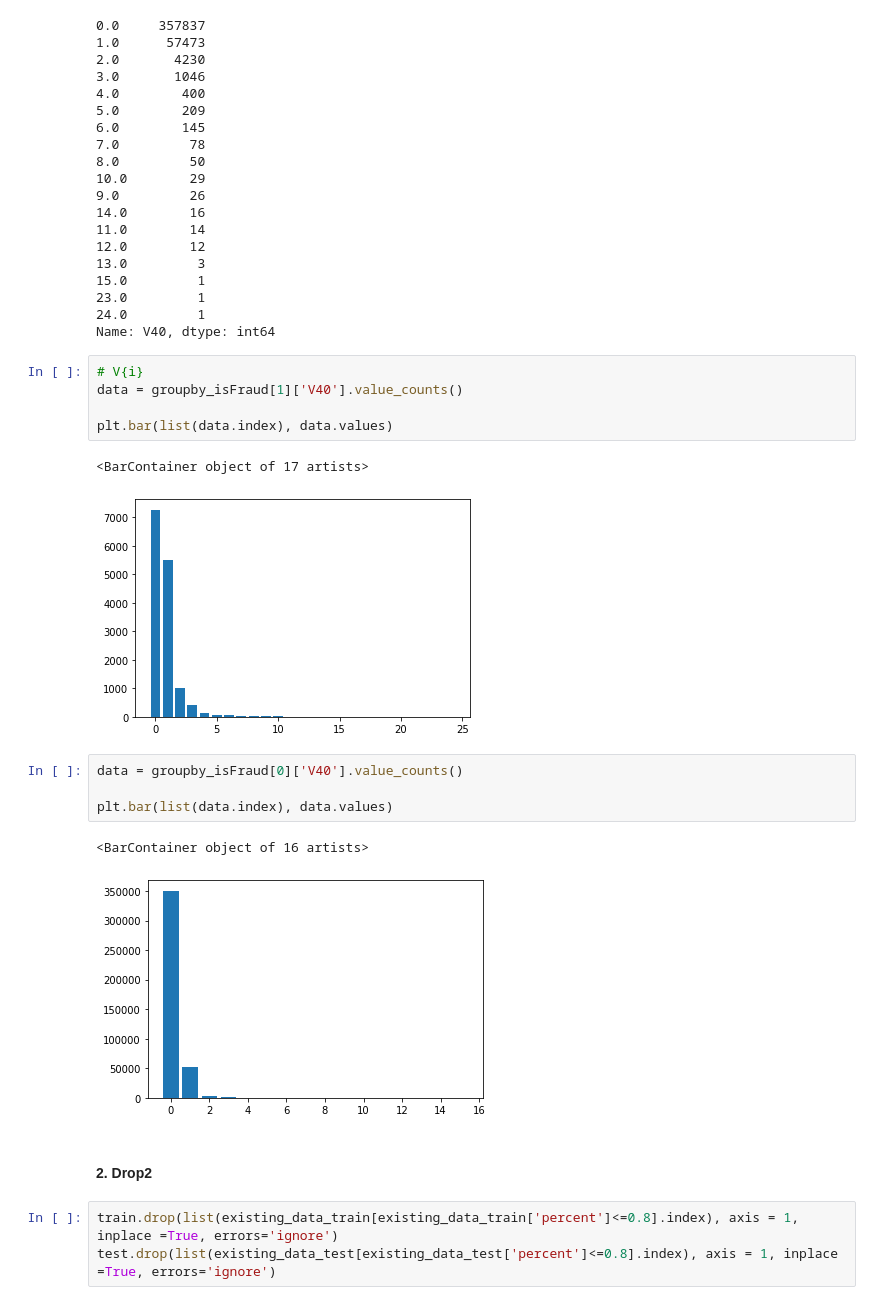
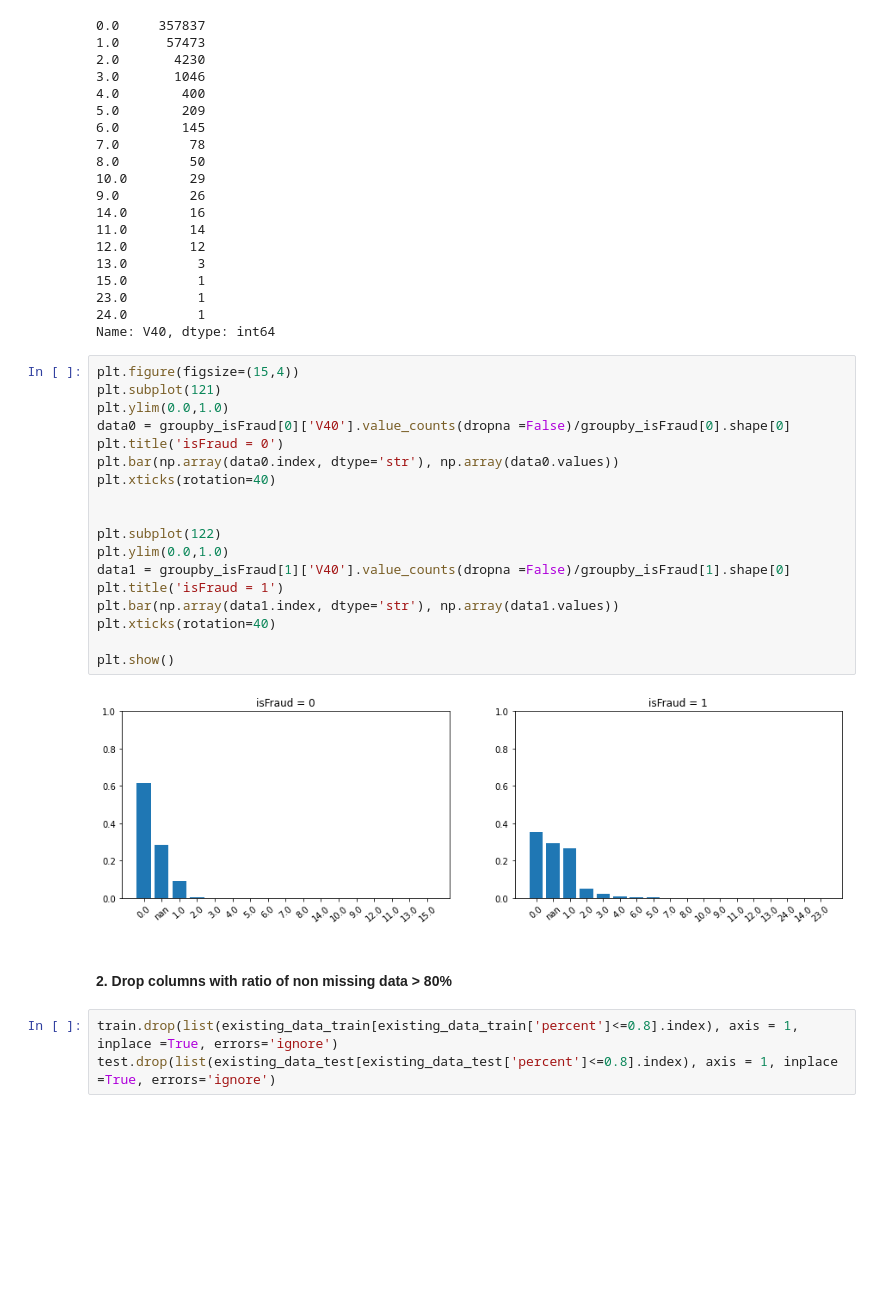
Before and after one commit to ImadT/Fraud-detection, a Jupyter notebook: Data_Cleaning.ipynb, the cells around one changed output. Saved outputs shown, nothing was run; the diff lists cells and outputs as text; blank space fills up the shorter version.

```diff
--- a/Data_Cleaning.ipynb
+++ b/Data_Cleaning.ipynb
@@ -245,23 +245,28 @@ train['V40'].value_counts()
 23.0         1
 24.0         1
 Name: V40, dtype: int64
-# %%
-# V{i}
-data = groupby_isFraud[1]['V40'].value_counts()
-
-plt.bar(list(data.index), data.values)
-# %% [output]
-<BarContainer object of 17 artists>
-[figure, removed]
-# %%
-data = groupby_isFraud[0]['V40'].value_counts()
-
-plt.bar(list(data.index), data.values)
-# %% [output]
-<BarContainer object of 16 artists>
-[figure, removed]
-# %% [markdown]
-#### 2. Drop2
+# %%
+plt.figure(figsize=(15,4))
+plt.subplot(121)
+plt.ylim(0.0,1.0)
+data0 = groupby_isFraud[0]['V40'].value_counts(dropna =False)/groupby_isFraud[0].shape[0]
+plt.title('isFraud = 0')
+plt.bar(np.array(data0.index, dtype='str'), np.array(data0.values))
+plt.xticks(rotation=40)
+
+
+plt.subplot(122)
+plt.ylim(0.0,1.0)
+data1 = groupby_isFraud[1]['V40'].value_counts(dropna =False)/groupby_isFraud[1].shape[0]
+plt.title('isFraud = 1')
+plt.bar(np.array(data1.index, dtype='str'), np.array(data1.values))
+plt.xticks(rotation=40)
+
+plt.show()
+# %% [output]
+[figure, added]
+# %% [markdown]
+#### 2. Drop columns with ratio of non missing data > 80%
 # %%
 train.drop(list(existing_data_train[existing_data_train['percent']<=0.8].index), axis = 1, inplace =True, errors='ignore')
 test.drop(list(existing_data_test[existing_data_test['percent']<=0.8].index), axis = 1, inplace =True, errors='ignore')
```
Also changed, not shown: parts of 21 cells of this notebook.
